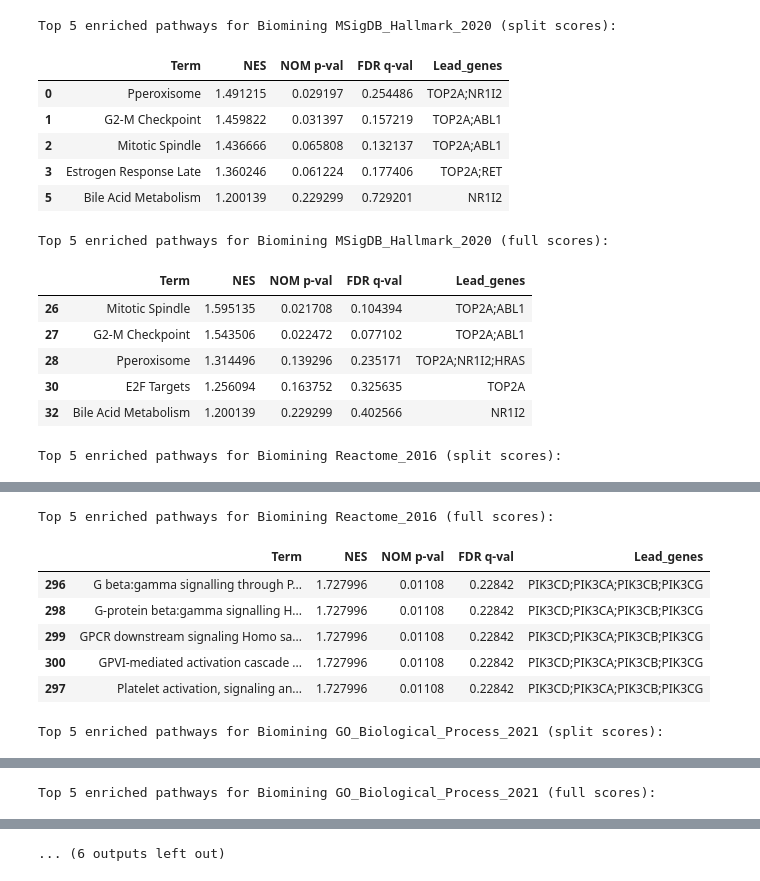
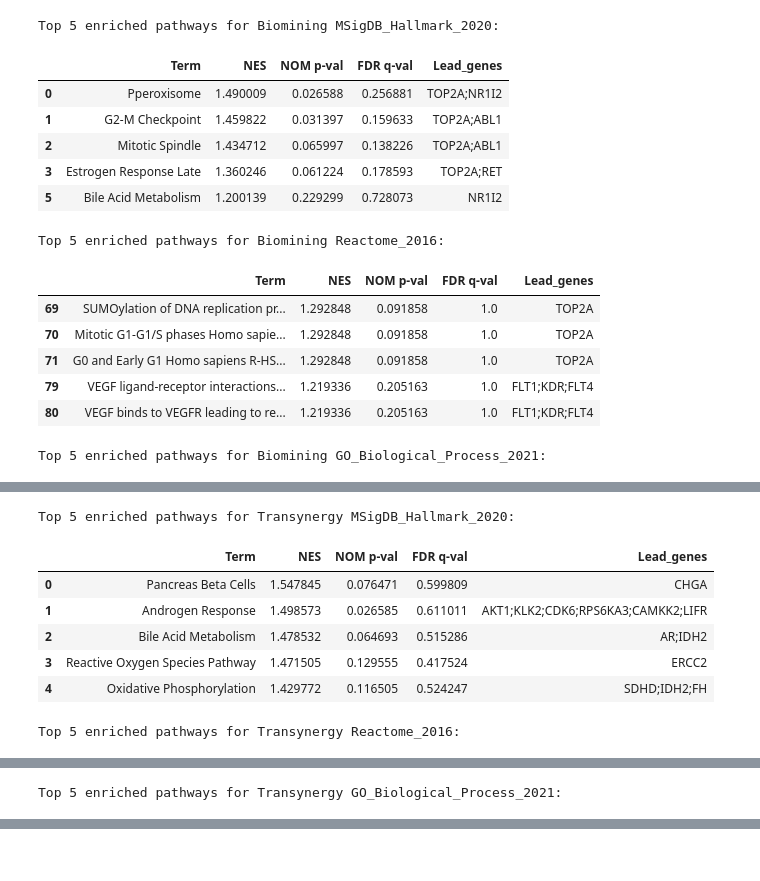
Before and after one commit to Hrishikesh332/Drug-Inhibitor-Cancer-Treatment, a Jupyter notebook: explainability/notebooks/explainability-gsea.ipynb, the cells around one changed output, grey strips where cells are left out. Drawn from its saved outputs; the diff is of its cells as text; code cells hidden in the pictures.

Commit message:
removed full and cleaned up code

```diff
--- a/explainability/notebooks/explainability-gsea.ipynb
+++ b/explainability/notebooks/explainability-gsea.ipynb
@@ -15,23 +13,21 @@ modes = ["split", "full"]  # split = divided SHAP scores; full = full SHAP score
 # %%
-def load_biomining_results(lib: str, mode: str) -> pd.DataFrame:
-    path = os.path.join(results_dir, f"biomining_GSEA_{lib}_{mode}.pkl")
+def load_biomining_results(lib: str) -> pd.DataFrame:
+    path = os.path.join(results_dir, f"biomining_GSEA_{lib}.pkl")
     if os.path.exists(path):
         df = pd.read_pickle(path)
         df["Library"] = lib
-        df["Mode"] = mode
         return df
     else:
         print(f"File not found: {path}")
         return pd.DataFrame()
 
-all_bio_results = pd.concat([load_biomining_results(lib, mode) for lib in libraries for mode in modes], ignore_index=True)
+all_bio_results = pd.concat([load_biomining_results(lib) for lib in libraries], ignore_index=True)
 # %%
 def load_transynergy_results(lib: str) -> pd.DataFrame:
-    path = os.path.join(results_dir, f"transynergy_GSEA_{lib}_split.pkl")
+    path = os.path.join(results_dir, f"transynergy_GSEA_{lib}.pkl")
     if os.path.exists(path):
         df = pd.read_pickle(path)
         df["Library"] = lib
-        df["Mode"] = "split"
         return df
     else:
         print(f"File not found: {path}")
@@ -41,34 +37,33 @@ all_tran_results = pd.concat([load_transynergy_results(lib) for lib in libraries
 # %%
 def summarize_top_pathways(df, paper, top_n=5):
     for lib in libraries:
-        for mode in modes:
-            subset = df[(df.Library == lib) & (df.Mode == mode)]
-            if subset.empty:
-                continue
-            if paper == "Biomining":
-                print(f"\nTop {top_n} enriched pathways for {paper} {lib} ({mode} scores):")
-            else:
-                print(f"\nTop {top_n} enriched pathways for {paper} {lib}:")
-            display(subset.sort_values("NES", ascending=False).head(top_n)[
-                ["Term", "NES", "NOM p-val", "FDR q-val", "Lead_genes"]
-            ])
+        subset = df[(df.Library == lib)]
+        if subset.empty:
+            continue
+        if paper == "Biomining":
+            print(f"\nTop {top_n} enriched pathways for {paper} {lib}:")
+        else:
+            print(f"\nTop {top_n} enriched pathways for {paper} {lib}:")
+        display(subset.sort_values("NES", ascending=False).head(top_n)[
+            ["Term", "NES", "NOM p-val", "FDR q-val", "Lead_genes"]
+        ])
 
 summarize_top_pathways(all_bio_results, "Biomining")
 summarize_top_pathways(all_tran_results, "Transynergy")
 # %% [output]
-Top 5 enriched pathways for Biomining MSigDB_Hallmark_2020 (split scores):
+Top 5 enriched pathways for Biomining MSigDB_Hallmark_2020:
 |  | Term | NES | NOM p-val | FDR q-val | Lead_genes |
-| 0 | Pperoxisome | 1.491215 | 0.029197 | 0.254486 | TOP2A;NR1I2 |
-| 1 | G2-M Checkpoint | 1.459822 | 0.031397 | 0.157219 | TOP2A;ABL1 |
-| 2 | Mitotic Spindle | 1.436666 | 0.065808 | 0.132137 | TOP2A;ABL1 |
-| 3 | Estrogen Response Late | 1.360246 | 0.061224 | 0.177406 | TOP2A;RET |
-| 5 | Bile Acid Metabolism | 1.200139 | 0.229299 | 0.729201 | NR1I2 |
+| 0 | Pperoxisome | 1.490009 | 0.026588 | 0.256881 | TOP2A;NR1I2 |
+| 1 | G2-M Checkpoint | 1.459822 | 0.031397 | 0.159633 | TOP2A;ABL1 |
+| 2 | Mitotic Spindle | 1.434712 | 0.065997 | 0.138226 | TOP2A;ABL1 |
+| 3 | Estrogen Response Late | 1.360246 | 0.061224 | 0.178593 | TOP2A;RET |
+| 5 | Bile Acid Metabolism | 1.200139 | 0.229299 | 0.728073 | NR1I2 |
-Top 5 enriched pathways for Biomining MSigDB_Hallmark_2020 (full scores):
+Top 5 enriched pathways for Biomining Reactome_2016:
 |  | Term | NES | NOM p-val | FDR q-val | Lead_genes |
-| 26 | Mitotic Spindle | 1.595135 | 0.021708 | 0.104394 | TOP2A;ABL1 |
-| 27 | G2-M Checkpoint | 1.543506 | 0.022472 | 0.077102 | TOP2A;ABL1 |
-| 28 | Pperoxisome | 1.314496 | 0.139296 | 0.235171 | TOP2A;NR1I2;HRAS |
-| 30 | E2F Targets | 1.256094 | 0.163752 | 0.325635 | TOP2A |
-| 32 | Bile Acid Metabolism | 1.200139 | 0.229299 | 0.402566 | NR1I2 |
+| 69 | SUMOylation of DNA replication pr... | 1.292848 | 0.091858 | 1.0 | TOP2A |
+| 70 | Mitotic G1-G1/S phases Homo sapie... | 1.292848 | 0.091858 | 1.0 | TOP2A |
+| 71 | G0 and Early G1 Homo sapiens R-HS... | 1.292848 | 0.091858 | 1.0 | TOP2A |
+| 79 | VEGF ligand-receptor interactions... | 1.219336 | 0.205163 | 1.0 | FLT1;KDR;FLT4 |
+| 80 | VEGF binds to VEGFR leading to re... | 1.219336 | 0.205163 | 1.0 | FLT1;KDR;FLT4 |
-Top 5 enriched pathways for Biomining Reactome_2016 (split scores):
+Top 5 enriched pathways for Biomining GO_Biological_Process_2021:
 |  | Term | NES | NOM p-val | FDR q-val | Lead_genes |
@@ -80,9 +75,9 @@ Top 5 enriched pathways for Biomining Reactome_2016 (split scores):
-Top 5 enriched pathways for Biomining Reactome_2016 (full scores):
+Top 5 enriched pathways for Transynergy MSigDB_Hallmark_2020:
 |  | Term | NES | NOM p-val | FDR q-val | Lead_genes |
-| 296 | G beta:gamma signalling through P... | 1.727996 | 0.01108 | 0.22842 | PIK3CD;PIK3CA;PIK3CB;PIK3CG |
-| 298 | G-protein beta:gamma signalling H... | 1.727996 | 0.01108 | 0.22842 | PIK3CD;PIK3CA;PIK3CB;PIK3CG |
-| 299 | GPCR downstream signaling Homo sa... | 1.727996 | 0.01108 | 0.22842 | PIK3CD;PIK3CA;PIK3CB;PIK3CG |
-| 300 | GPVI-mediated activation cascade ... | 1.727996 | 0.01108 | 0.22842 | PIK3CD;PIK3CA;PIK3CB;PIK3CG |
-| 297 | Platelet activation, signaling an... | 1.727996 | 0.01108 | 0.22842 | PIK3CD;PIK3CA;PIK3CB;PIK3CG |
+| 0 | Pancreas Beta Cells | 1.547845 | 0.076471 | 0.599809 | CHGA |
+| 1 | Androgen Response | 1.498573 | 0.026585 | 0.611011 | AKT1;KLK2;CDK6;RPS6KA3;CAMKK2;LIFR |
+| 2 | Bile Acid Metabolism | 1.478532 | 0.064693 | 0.515286 | AR;IDH2 |
+| 3 | Reactive Oxygen Species Pathway | 1.471505 | 0.129555 | 0.417524 | ERCC2 |
+| 4 | Oxidative Phosphorylation | 1.429772 | 0.116505 | 0.524247 | SDHD;IDH2;FH |
-Top 5 enriched pathways for Biomining GO_Biological_Process_2021 (split scores):
+Top 5 enriched pathways for Transynergy Reactome_2016:
 |  | Term | NES | NOM p-val | FDR q-val | Lead_genes |
@@ -94,2 +89,2 @@ Top 5 enriched pathways for Biomining GO_Biological_Process_2021 (split scores):
-Top 5 enriched pathways for Biomining GO_Biological_Process_2021 (full scores):
+Top 5 enriched pathways for Transynergy GO_Biological_Process_2021:
 |  | Term | NES | NOM p-val | FDR q-val | Lead_genes |
@@ -101,4 +96,3 @@ Top 5 enriched pathways for Biomining GO_Biological_Process_2021 (full scores):
-... (6 outputs left out)
 # %%
 import seaborn as sns
 sns.set_theme(style="whitegrid")
```
Also changed, not shown: parts of 4 cells of this notebook, 16 other files.
